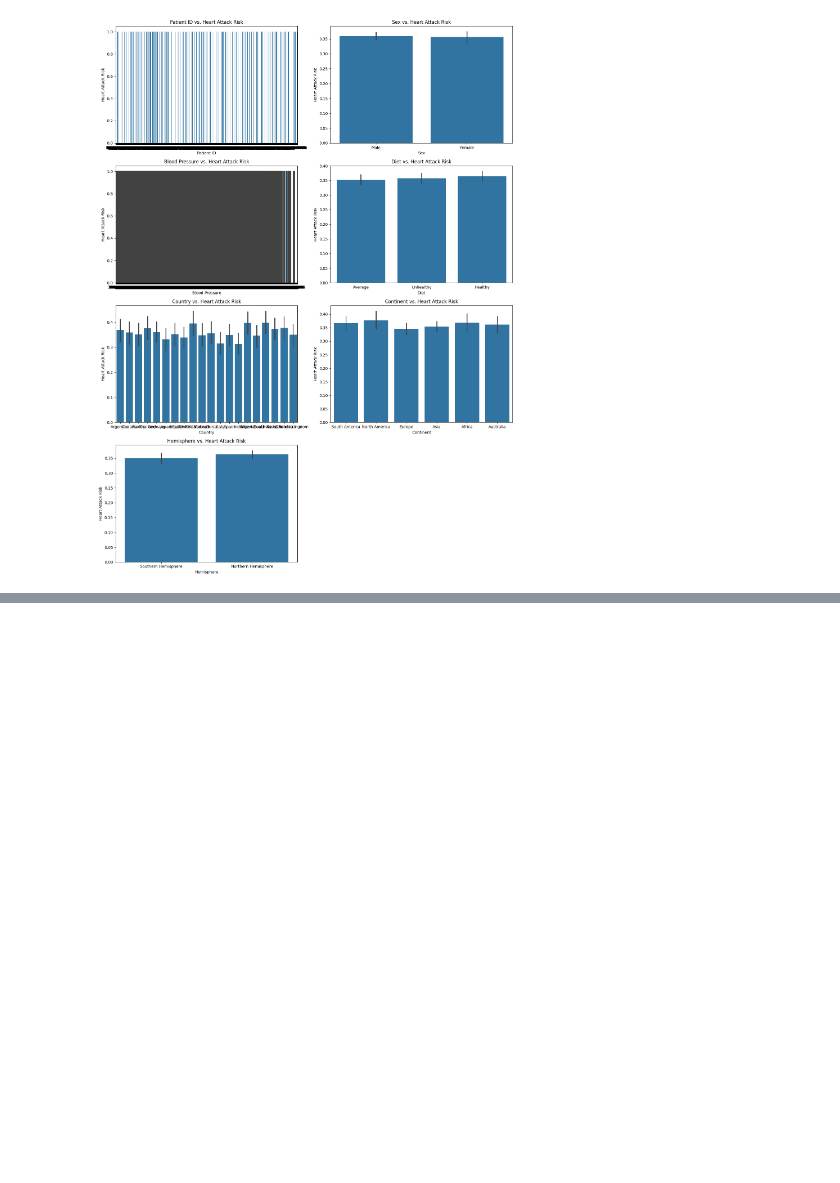
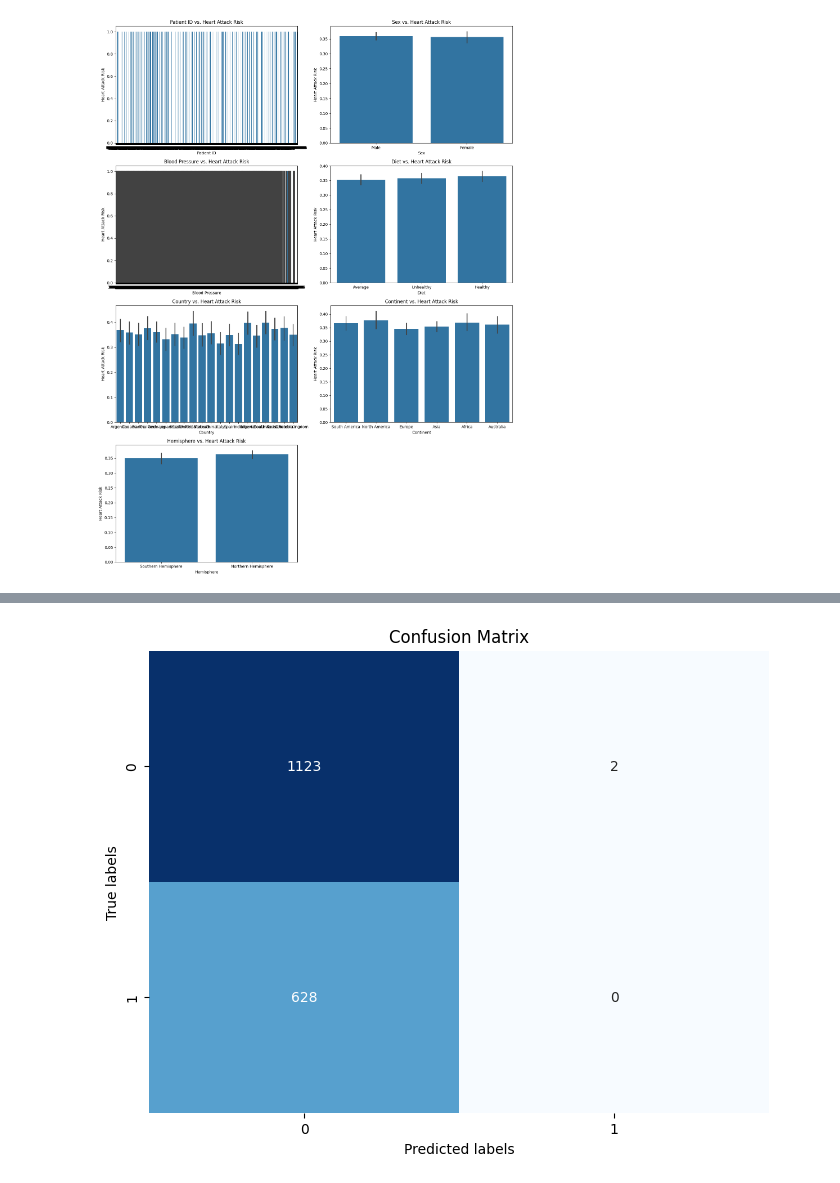
Before and after one commit to DeepikaPanneer/Heart-Attack-Risk-Prediction, a Jupyter notebook: decisionTree.ipynb, the cells around one changed output, grey strips where cells are left out. Drawn from its saved outputs; the diff is of its cells as text; code cells hidden in the pictures; blank space fills up the shorter version.

Commit message:
decision-tree-classifier

```diff
--- a/decisionTree.ipynb
+++ b/decisionTree.ipynb
@@ -162,0 +200,6 @@ plt.show()
+# %%
+#Grid search with cross-validation
+grid_search = GridSearchCV(estimator=dt_classifier, param_grid=param_grid, cv=5, scoring='accuracy')
+# %%
+# Fitting the grid search to the data
+grid_search.fit(X_train, y_train)
@@ -162,0 +213,6 @@ plt.show()
+# %%
+# Getting the best classifier from the grid search
+best_dt = grid_search.best_estimator_
+# %%
+# Prediction on the testing set
+y_pred = best_dt.predict(X_test)
@@ -162,0 +239,13 @@ plt.show()
+# %%
+# Confusion matrix
+conf_matrix = confusion_matrix(y_test, y_pred)
+
+# Plot confusion matrix
+plt.figure(figsize=(8, 6))
+sns.heatmap(conf_matrix, annot=True, fmt="d", cmap="Blues", cbar=False)
+plt.xlabel("Predicted labels")
+plt.ylabel("True labels")
+plt.title("Confusion Matrix")
+plt.show()
+# %% [output]
+[figure, added]
```
Also changed, not shown: parts of 13 cells of this notebook.
